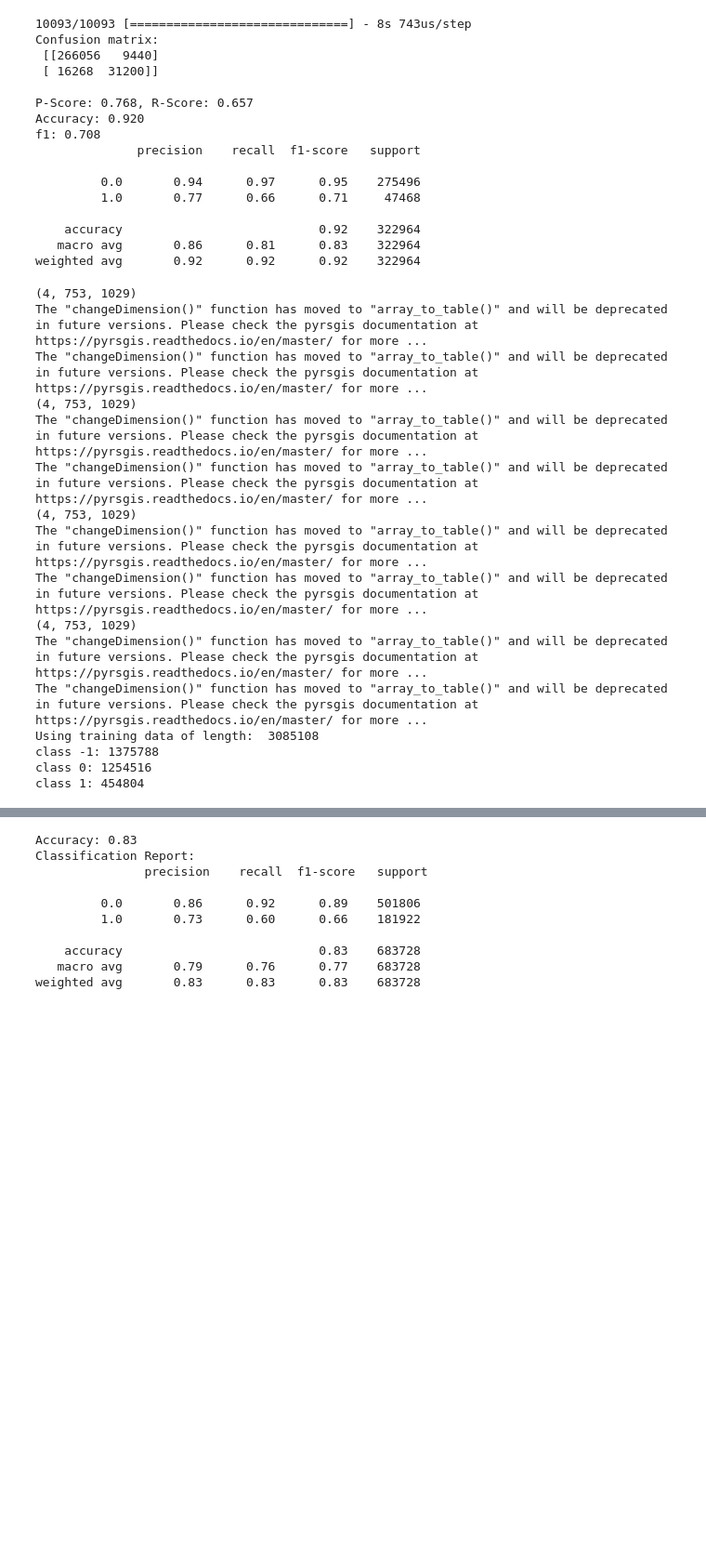
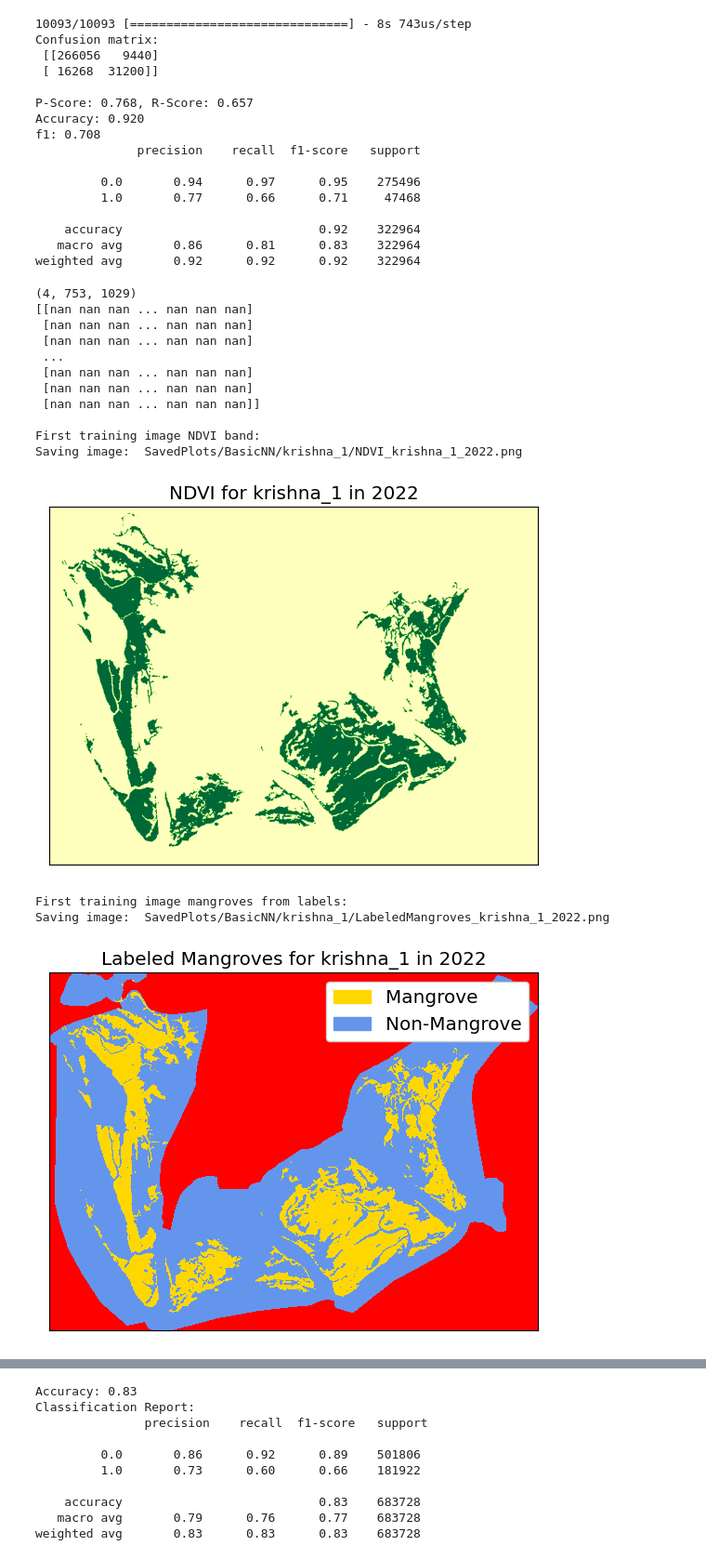
Before and after one commit to oops-moment/Remote-Sensing-BTP-1, a Jupyter notebook: neuralNetwork.ipynb, the cells around one changed output, grey strips where cells are left out. Shown at 93% size. Saved outputs shown, nothing was run; the diff lists cells and outputs as text; code cells hidden in the pictures; blank space fills up the shorter version.

```diff
--- a/neuralNetwork.ipynb
+++ b/neuralNetwork.ipynb
@@ -296,29 +305,30 @@ from sklearn.neural_network import MLPClassifier
 # %%
 training_images = []
 
 training_images.append(image_base_path + "krishna_1_2022.tif")
 training_images.append(image_base_path + "krishna_2_2022.tif")
 training_images.append(image_base_path + "krishna_3_2022.tif")
 training_images.append(image_base_path + "krishna_4_2022.tif")
 
 model_input_data, model_input_labels = diu.loadTrainingImages(training_images, downsampleMajority)
 mask = model_input_labels != -1
+max_val = np.max(model_input_data)
+model_input_data = model_input_data/max_val
 model_input_labels = model_input_labels[mask]
 model_input_data = model_input_data[mask]
 # %% [output]
 (4, 753, 1029)
-The "changeDimension()" function has moved to "array_to_table()" and will be deprecated in future versions. Please check the pyrsgis documentation at https://pyrsgis.readthedocs.io/en/master/ for more ...
-The "changeDimension()" function has moved to "array_to_table()" and will be deprecated in future versions. Please check the pyrsgis documentation at https://pyrsgis.readthedocs.io/en/master/ for more ...
-(4, 753, 1029)
-The "changeDimension()" function has moved to "array_to_table()" and will be deprecated in future versions. Please check the pyrsgis documentation at https://pyrsgis.readthedocs.io/en/master/ for more ...
-The "changeDimension()" function has moved to "array_to_table()" and will be deprecated in future versions. Please check the pyrsgis documentation at https://pyrsgis.readthedocs.io/en/master/ for more ...
-(4, 753, 1029)
-The "changeDimension()" function has moved to "array_to_table()" and will be deprecated in future versions. Please check the pyrsgis documentation at https://pyrsgis.readthedocs.io/en/master/ for more ...
-The "changeDimension()" function has moved to "array_to_table()" and will be deprecated in future versions. Please check the pyrsgis documentation at https://pyrsgis.readthedocs.io/en/master/ for more ...
-(4, 753, 1029)
-The "changeDimension()" function has moved to "array_to_table()" and will be deprecated in future versions. Please check the pyrsgis documentation at https://pyrsgis.readthedocs.io/en/master/ for more ...
-The "changeDimension()" function has moved to "array_to_table()" and will be deprecated in future versions. Please check the pyrsgis documentation at https://pyrsgis.readthedocs.io/en/master/ for more ...
-Using training data of length:  3085108
-class -1: 1375788
-class 0: 1254516
-class 1: 454804
+[[nan nan nan ... nan nan nan]
+ [nan nan nan ... nan nan nan]
+ [nan nan nan ... nan nan nan]
+ ...
+ [nan nan nan ... nan nan nan]
+ [nan nan nan ... nan nan nan]
+ [nan nan nan ... nan nan nan]]
+
+First training image NDVI band:
+Saving image:  SavedPlots/BasicNN/krishna_1/NDVI_krishna_1_2022.png
+[figure, added]
+First training image mangroves from labels:
+Saving image:  SavedPlots/BasicNN/krishna_1/LabeledMangroves_krishna_1_2022.png
+[figure, added]
```
Also changed, not shown: parts of 10 cells of this notebook, 1 other file.
